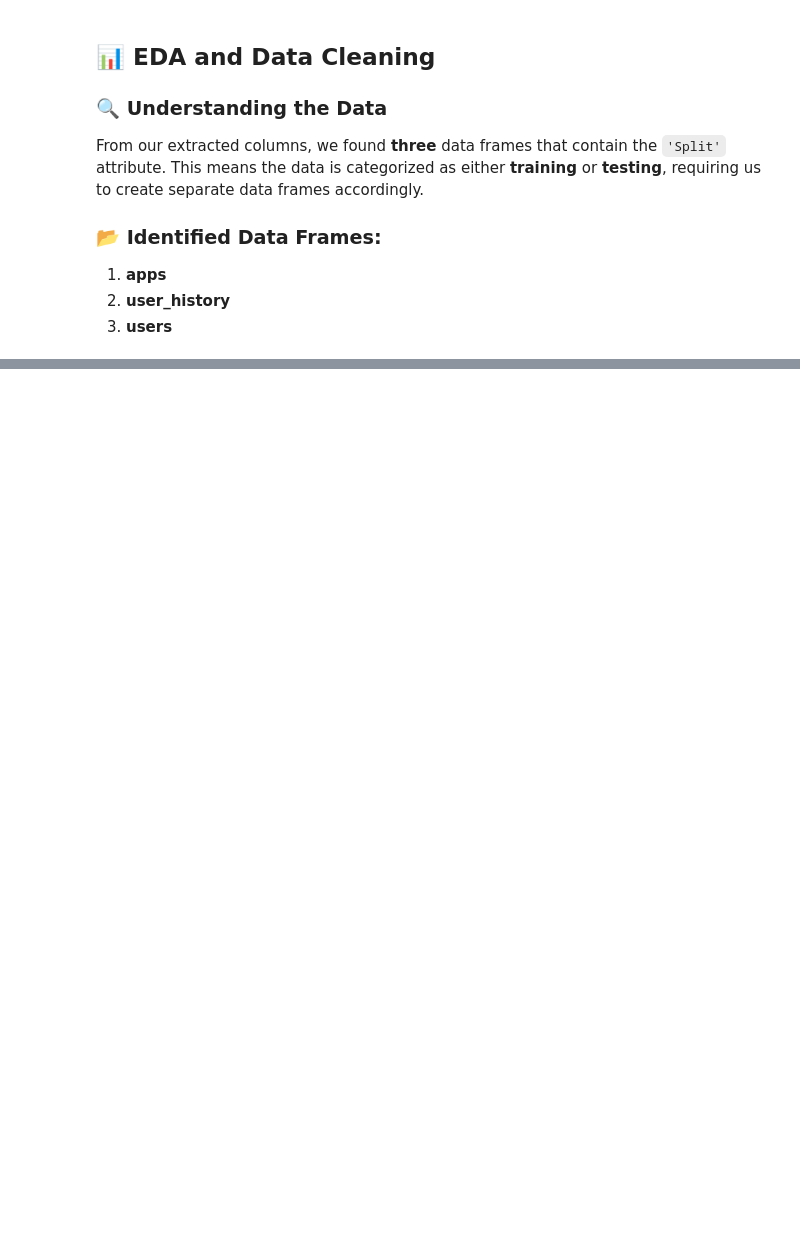
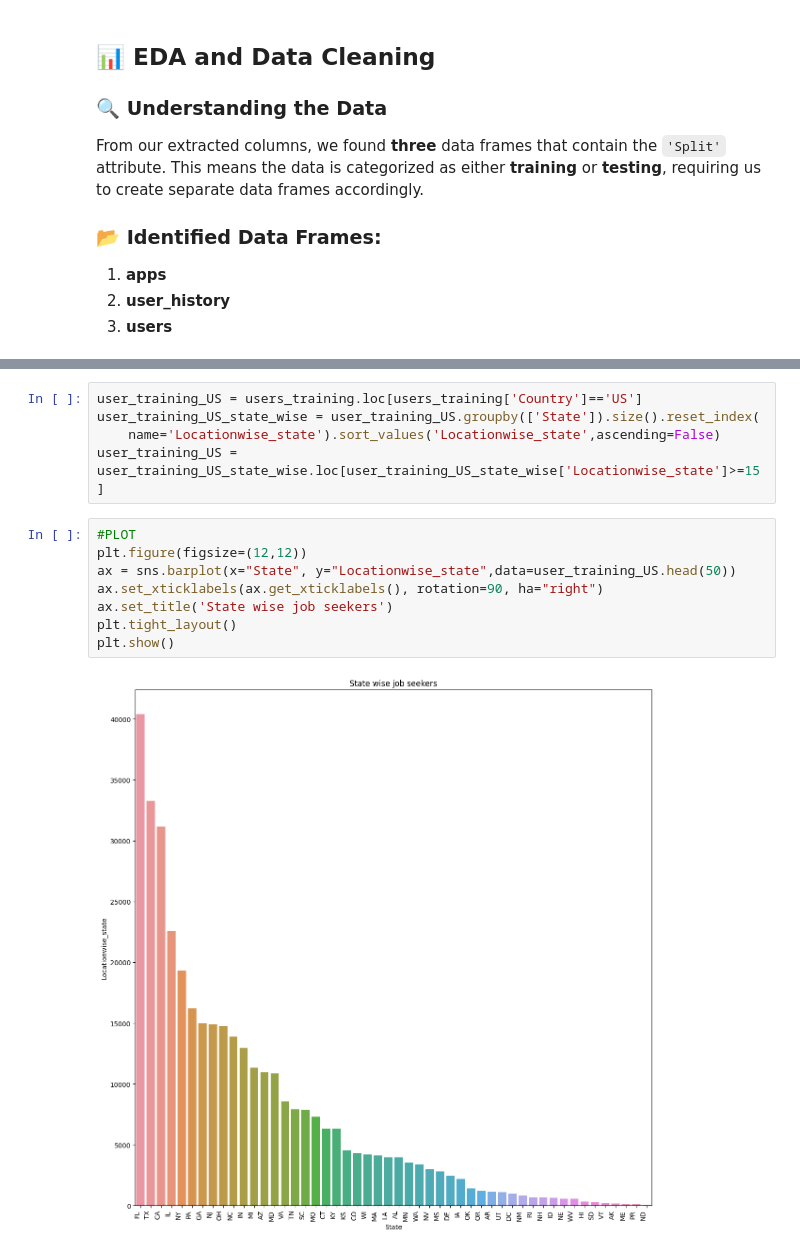
Before and after one commit to atulbhartiproff/job-recommender, a Jupyter notebook: job-recommendation-system.ipynb, the cells around one changed output, grey strips where cells are left out. Cells and saved outputs as stored; diff of their text form; blank space fills up the shorter version.

```diff
--- a/job-recommendation-system.ipynb
+++ b/job-recommendation-system.ipynb
@@ -114,0 +256,15 @@ users_test=users.loc[users['Split']=='Test']
+# %%
+user_training_US = users_training.loc[users_training['Country']=='US']
+user_training_US_state_wise = user_training_US.groupby(['State']).size().reset_index(
+    name='Locationwise_state').sort_values('Locationwise_state',ascending=False)
+user_training_US = user_training_US_state_wise.loc[user_training_US_state_wise['Locationwise_state']>=15]
+# %%
+#PLOT
+plt.figure(figsize=(12,12))
+ax = sns.barplot(x="State", y="Locationwise_state",data=user_training_US.head(50))
+ax.set_xticklabels(ax.get_xticklabels(), rotation=90, ha="right")
+ax.set_title('State wise job seekers')
+plt.tight_layout()
+plt.show()
+# %% [output]
+[figure, added]
```
Also changed, not shown: parts of 46 cells of this notebook.
